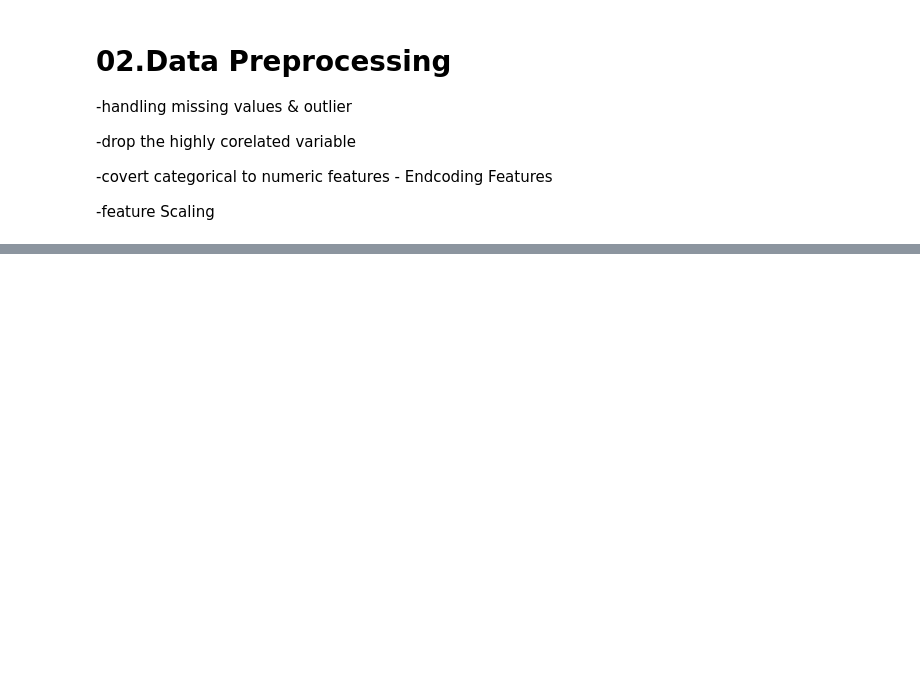
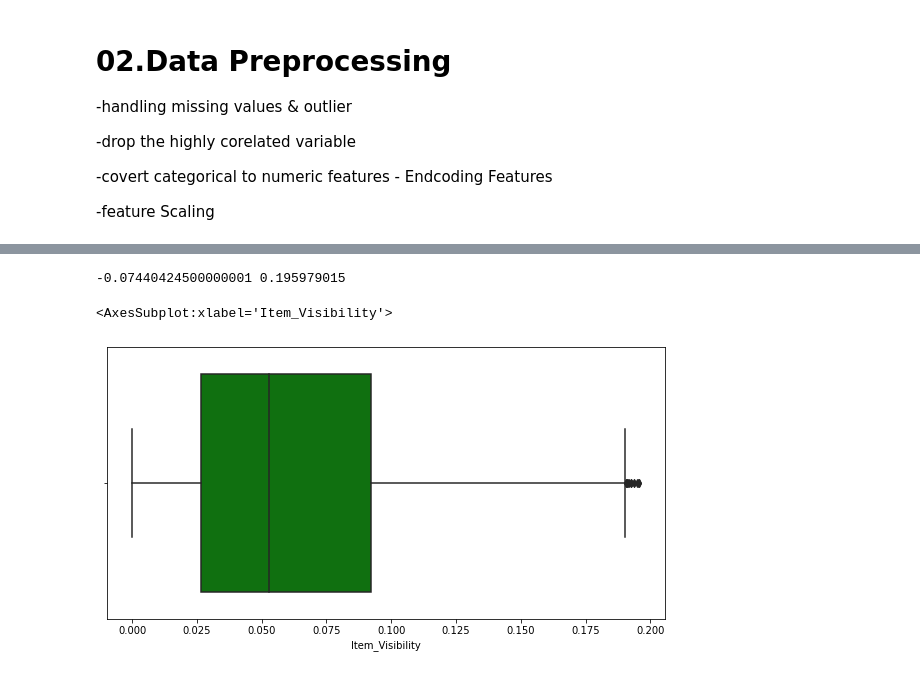
Before and after one commit to surajmesh/Machine_Learning_Project, a Jupyter notebook: Sales Pridication Big Mart/Sales Predication Big Mart.ipynb, the cells around one changed output, grey strips where cells are left out. Drawn from its saved outputs; the diff is of its cells as text; code cells hidden in the pictures; blank space fills up the shorter version.

```diff
--- a/Sales Pridication Big Mart/Sales Predication Big Mart.ipynb
+++ b/Sales Pridication Big Mart/Sales Predication Big Mart.ipynb
@@ -422,0 +476,20 @@ sns.pairplot(train_df,diag_kind="kde",hue="Item_Fat_Content")
+# %%
+Q1 = train_df["Item_Visibility"].quantile(0.25)
+Q3 = train_df["Item_Visibility"].quantile(0.75)
+
+IQR = Q3 - Q1
+
+Lower_whiskar = Q1 - 1.5*IQR
+Upper_whiskar = Q3 + 1.5*IQR
+
+print(Lower_whiskar,Upper_whiskar)
+# %% [output]
+-0.07440424500000001 0.195979015
+# %%
+train_df = train_df[train_df["Item_Visibility"] < Upper_whiskar]
+# %%
+plt.figure(figsize=[10,5])
+sns.boxplot(train_df["Item_Visibility"], color='g')
+# %% [output]
+<AxesSubplot:xlabel='Item_Visibility'>
+[figure, added]
```
Also changed, not shown: parts of 13 cells of this notebook, 40 other files.
